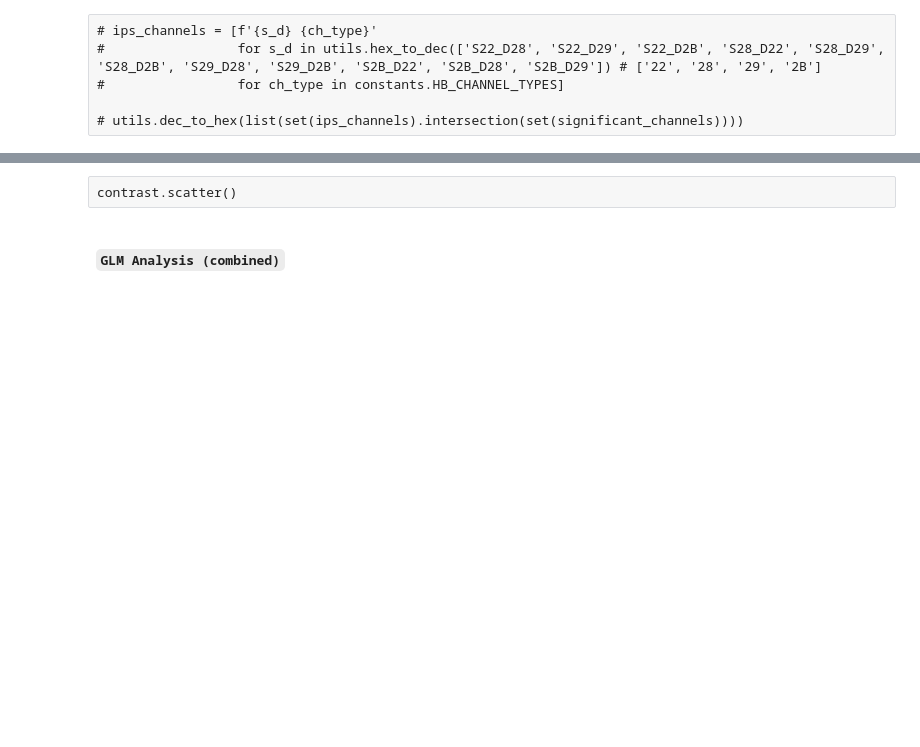
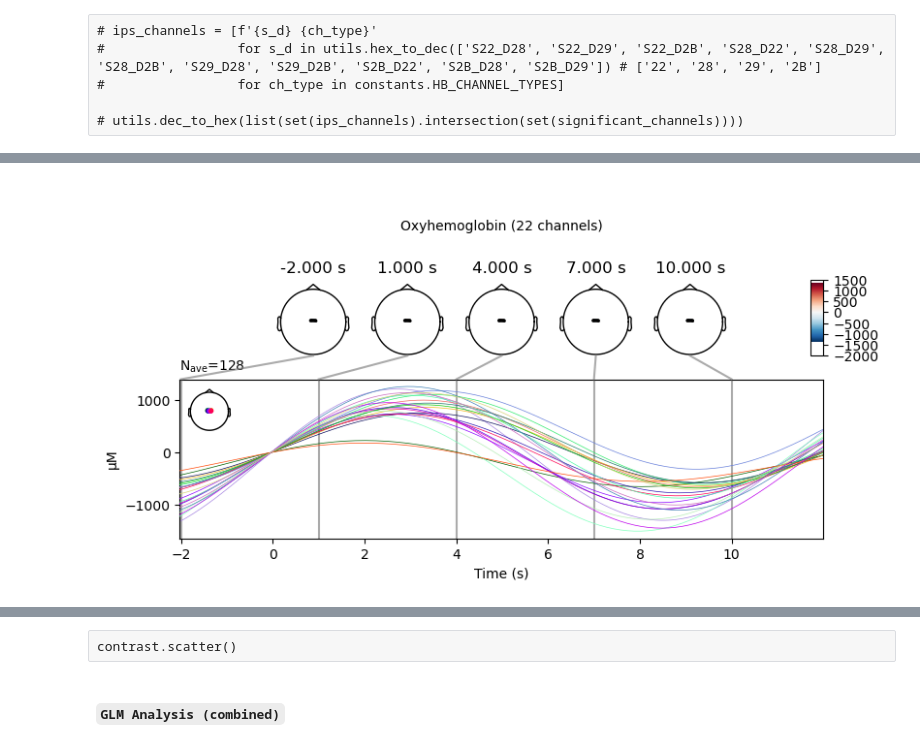
Before and after one commit to pulkitgoyal56/fnirsPy, a Jupyter notebook: new_data.ipynb, the cells around one changed output, grey strips where cells are left out. Saved outputs shown, nothing was run; the diff lists cells and outputs as text; code cells hidden in the pictures; blank space fills up the shorter version.

```diff
--- a/new_data.ipynb
+++ b/new_data.ipynb
@@ -271,0 +255,4 @@ significant_channels_contrast = list(contrast_results_significant['ch_name'].uni
+# %%
+nirs.epochs['LOW'].average(picks=utils.find_channels_type('hbo', significant_channels + significant_pairs)[0]).plot_joint(times=np.arange(nirs.T_EPOCH_START, nirs.T_EPOCH_END, 3), topomap_args={'extrapolate': 'local'});
+# %% [output]
+[figure, added]
```
Also changed, not shown: parts of 48 cells of this notebook, 1 other file.
